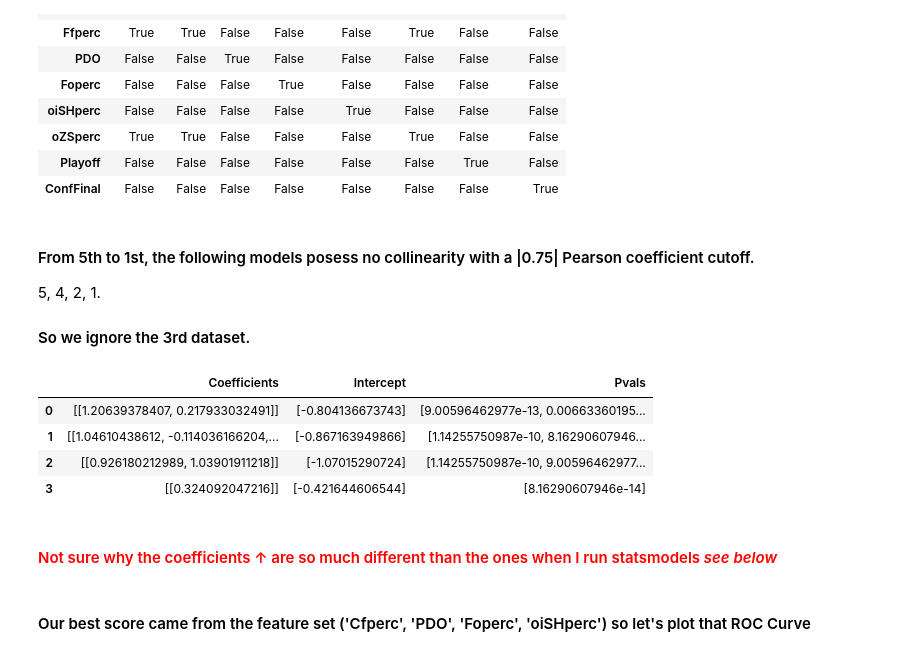
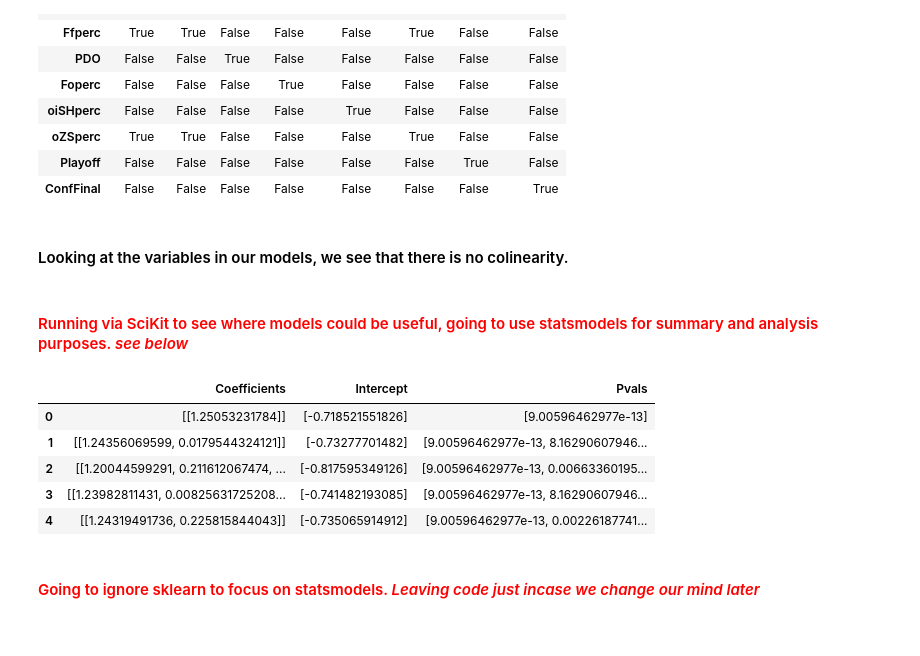
Before and after one commit to themp731/Projects, a Jupyter notebook: Final_Data/Deliverables/NHL_Success_1.ipynb, the cells around one changed output. Cells and saved outputs as stored; diff of their text form; code cells hidden in the pictures.

```diff
--- a/Final_Data/Deliverables/NHL_Success_1.ipynb
+++ b/Final_Data/Deliverables/NHL_Success_1.ipynb
@@ -78,10 +82,12 @@ for i in feature_list:
 # %%
 rank.sort()
 rank = rank[-5:]
+rank_num = 5
 print("Here are the models and our ROC-AUC score for the five best models. We'll need \n "\
       "to check the collinearity (remember what we did in the data mgmt file?)\n")
 for i in rank:
-    print i
+    print("Model #%d: " % rank_num, i)
+    rank_num -=1
 # %% [output]
 Here are the models and our ROC-AUC score for the five best models. We'll need
  to check the collinearity (remember what we did in the data mgmt file?)
@@ -104,32 +110,31 @@ team_stats_corr = team_stats_df.corr(method="pearson")
 | oZSperc | True | True | False | False | False | True | False | False |
 | Playoff | False | False | False | False | False | False | True | False |
 | ConfFinal | False | False | False | False | False | False | False | True |
-# %% [markdown]
-#### From 5th to 1st, the following models posess no collinearity with a |0.75| Pearson coefficient cutoff.
-5, 4, 2, 1.
-#### So we ignore the 3rd dataset.
+# %% [markdown]
+#### Looking at the variables in our models, we see that there is no colinearity.
+# %% [markdown]
+#### <font color="red">Running via SciKit to see where models could be useful, going to use statsmodels for summary and analysis purposes.<em> see below  </em></font>
 # %%
-mods = [0,1,3,4]
+mods = range(0,5)
 param_list = []
 coefs = []
 for i in mods:
     param_list.append(rank[i][1])
 for i in param_list:
     coefs.append(get_params(i))
 results = pd.DataFrame(coefs, columns=["Coefficients","Intercept","Pvals"])
 results
 # %% [output]
 |  | Coefficients | Intercept | Pvals |
-| 0 | [[1.20639378407, 0.217933032491]] | [-0.804136673743] | [9.00596462977e-13, 0.00663360195... |
-| 1 | [[1.04610438612, -0.114036166204,... | [-0.867163949866] | [1.14255750987e-10, 8.16290607946... |
-| 2 | [[0.926180212989, 1.03901911218]] | [-1.07015290724] | [1.14255750987e-10, 9.00596462977... |
-| 3 | [[0.324092047216]] | [-0.421644606544] | [8.16290607946e-14] |
+| 0 | [[1.25053231784]] | [-0.718521551826] | [9.00596462977e-13] |
+| 1 | [[1.24356069599, 0.0179544324121]] | [-0.73277701482] | [9.00596462977e-13, 8.16290607946... |
+| 2 | [[1.20044599291, 0.211612067474, ... | [-0.817595349126] | [9.00596462977e-13, 0.00663360195... |
+| 3 | [[1.23982811431, 0.00825631725208... | [-0.741482193085] | [9.00596462977e-13, 8.16290607946... |
+| 4 | [[1.24319491736, 0.225815844043]] | [-0.735065914912] | [9.00596462977e-13, 0.00226187741... |
-# %% [markdown]
-#### <font color="red">Not sure why the coefficients <font size="10">&uarr;</font> are so much different than the ones when I run statsmodels <em> see below  </em></font>
 # %%
 from sklearn.metrics import roc_curve, auc
 from sklearn.cross_validation import train_test_split
 from sklearn import dummy
-# %% [markdown]
-#### Our best score came from the feature set ('Cfperc', 'PDO', 'Foperc', 'oiSHperc') so let's plot that ROC Curve
+# %% [markdown]
+#### <font color="red">Going to ignore sklearn to focus on statsmodels. <em>Leaving code just incase we change our mind later</em></font>
 # %%
```
Also changed, not shown: parts of 18 cells of this notebook, 1 other file.
